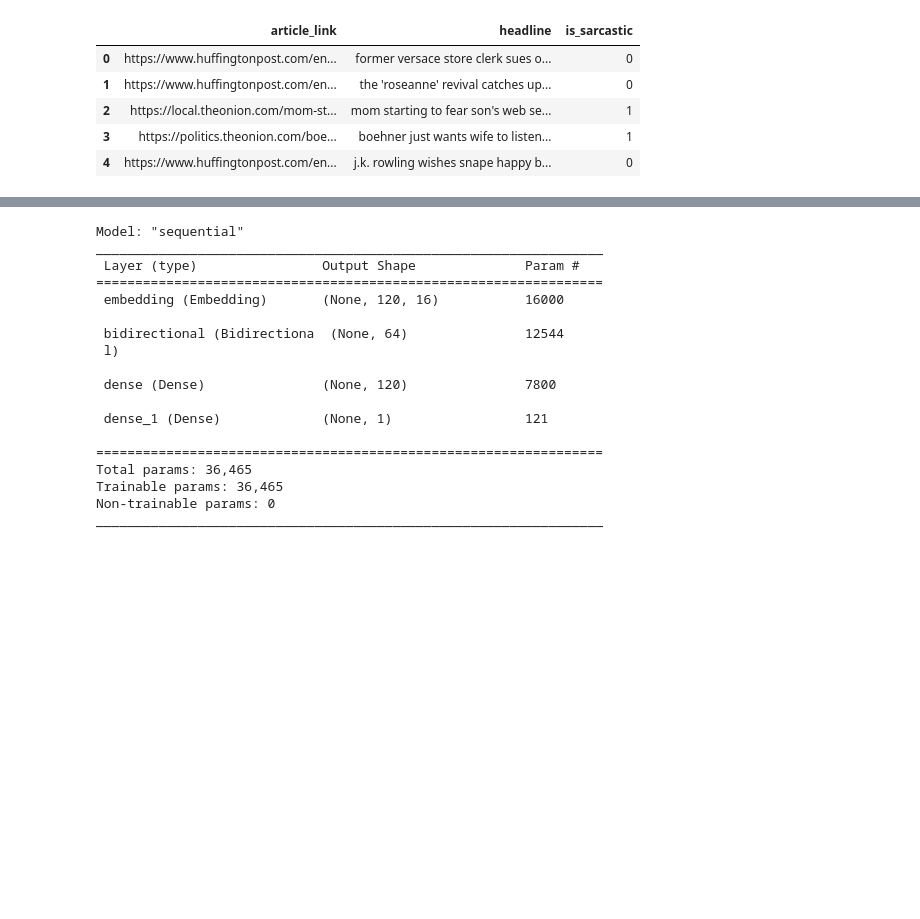
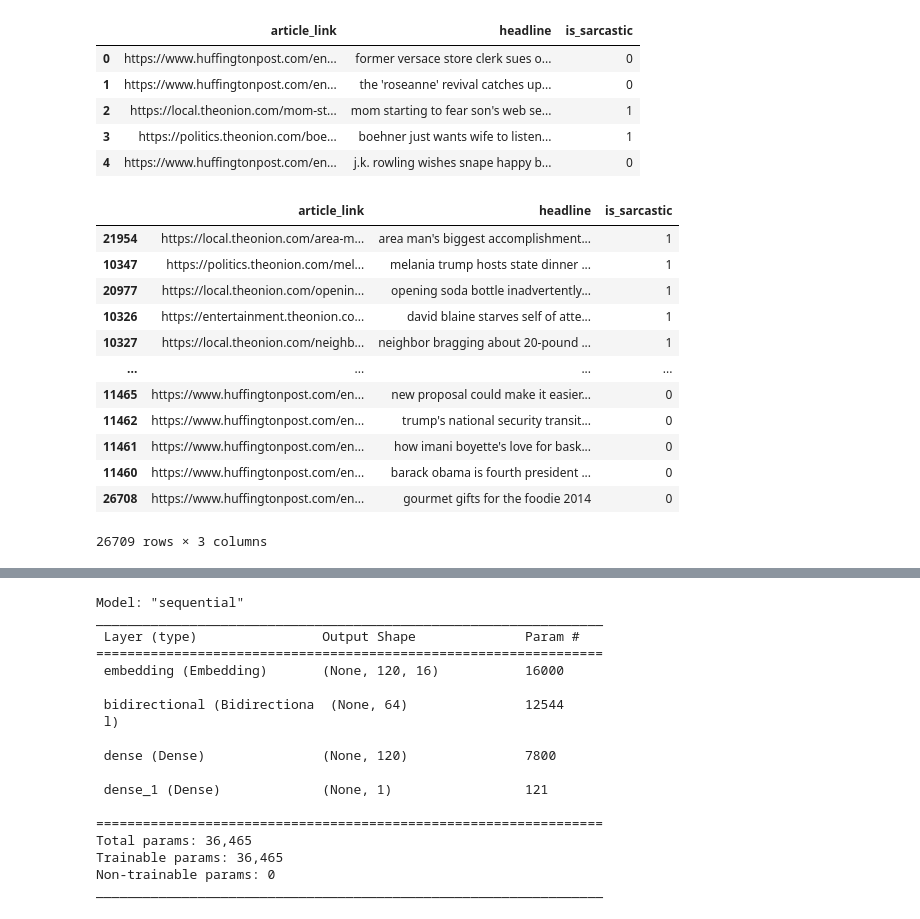
Before and after one commit to santoshrsarangi/tensorflow, a Jupyter notebook: NLP/sarcasm_generation.ipynb, the cells around one changed output, grey strips where cells are left out. Saved outputs shown, nothing was run; the diff lists cells and outputs as text; code cells hidden in the pictures; blank space fills up the shorter version.

```diff
--- a/NLP/sarcasm_generation.ipynb
+++ b/NLP/sarcasm_generation.ipynb
@@ -34,3 +31,19 @@ df.head()
 | 2 | https://local.theonion.com/mom-st... | mom starting to fear son's web se... | 1 |
 | 3 | https://politics.theonion.com/boe... | boehner just wants wife to listen... | 1 |
 | 4 | https://www.huffingtonpost.com/en... | j.k. rowling wishes snape happy b... | 0 |
+# %%
+df.sort_values(by="is_sarcastic", ascending=False)
+# %% [output]
+|  | article_link | headline | is_sarcastic |
+| 21954 | https://local.theonion.com/area-m... | area man's biggest accomplishment... | 1 |
+| 10347 | https://politics.theonion.com/mel... | melania trump hosts state dinner ... | 1 |
+| 20977 | https://local.theonion.com/openin... | opening soda bottle inadvertently... | 1 |
+| 10326 | https://entertainment.theonion.co... | david blaine starves self of atte... | 1 |
+| 10327 | https://local.theonion.com/neighb... | neighbor bragging about 20-pound ... | 1 |
+| ... | ... | ... | ... |
+| 11465 | https://www.huffingtonpost.com/en... | new proposal could make it easier... | 0 |
+| 11462 | https://www.huffingtonpost.com/en... | trump's national security transit... | 0 |
+| 11461 | https://www.huffingtonpost.com/en... | how imani boyette's love for bask... | 0 |
+| 11460 | https://www.huffingtonpost.com/en... | barack obama is fourth president ... | 0 |
+| 26708 | https://www.huffingtonpost.com/en... | gourmet gifts for the foodie 2014 | 0 |
+26709 rows × 3 columns
```
Also changed, not shown: parts of 24 cells of this notebook.
